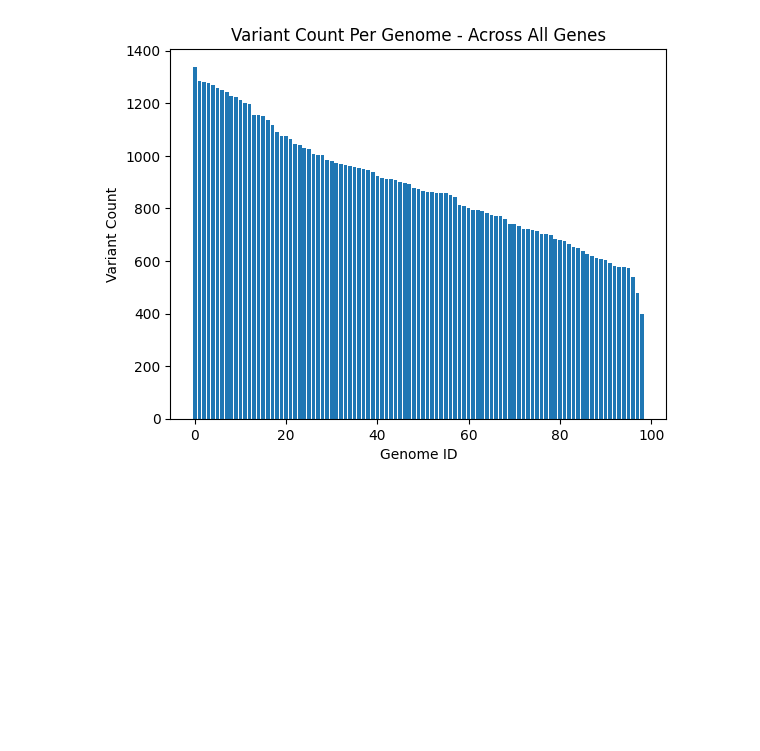
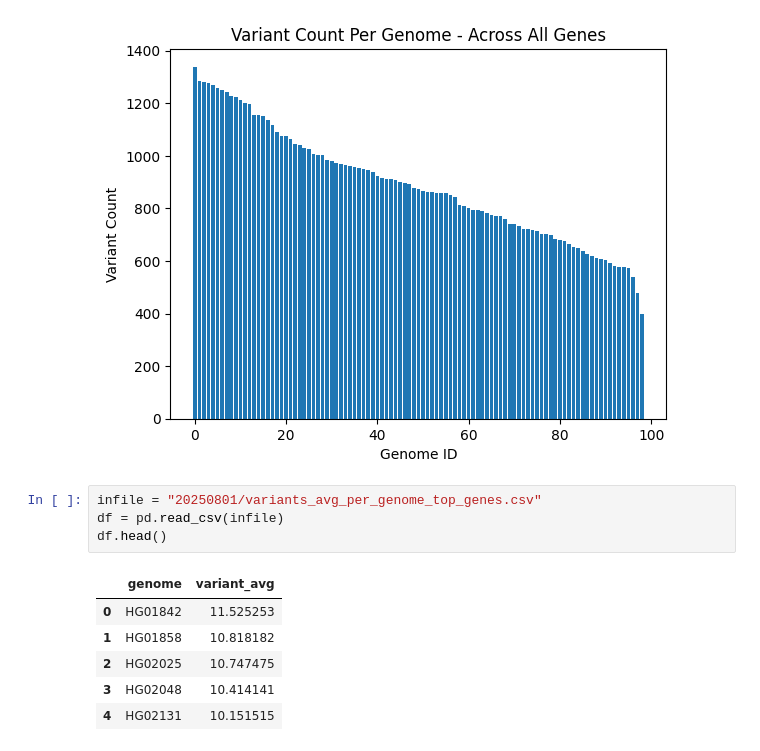
Before and after one commit to emilyvus/cp_als, a Jupyter notebook: vn_per_gene/plot_20250801.ipynb, the cells around one changed output. Cells and saved outputs as stored; diff of their text form; blank space fills up the shorter version.

```diff
--- a/vn_per_gene/plot_20250801.ipynb
+++ b/vn_per_gene/plot_20250801.ipynb
@@ -42,3 +42,14 @@ plt.title('Variant Count Per Genome - Across All Genes')
 plt.show()
 # %% [output]
 [figure]
+# %%
+infile = "20250801/variants_avg_per_genome_top_genes.csv"
+df = pd.read_csv(infile)
+df.head()
+# %% [output]
+|  | genome | variant_avg |
+| 0 | HG01842 | 11.525253 |
+| 1 | HG01858 | 10.818182 |
+| 2 | HG02025 | 10.747475 |
+| 3 | HG02048 | 10.414141 |
+| 4 | HG02131 | 10.151515 |
```
Also changed, not shown: parts of 1 cell of this notebook.
